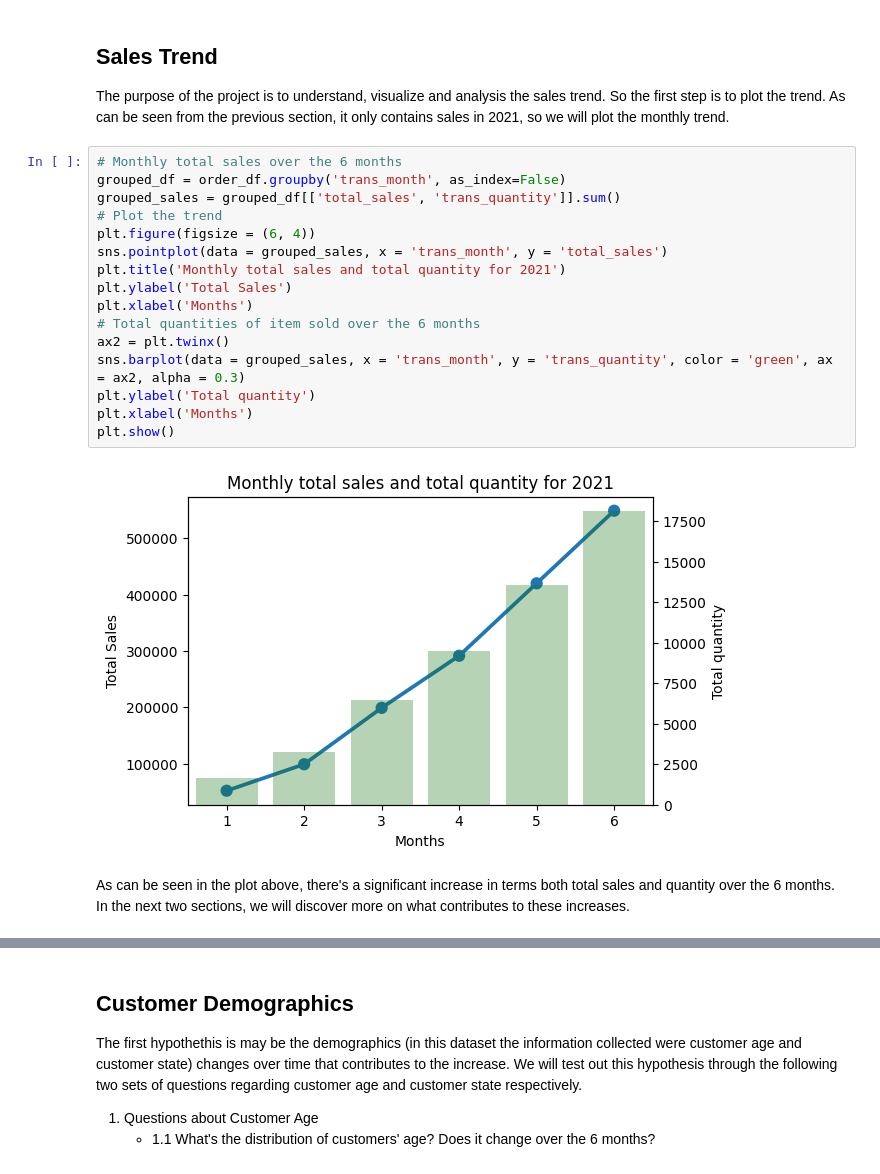
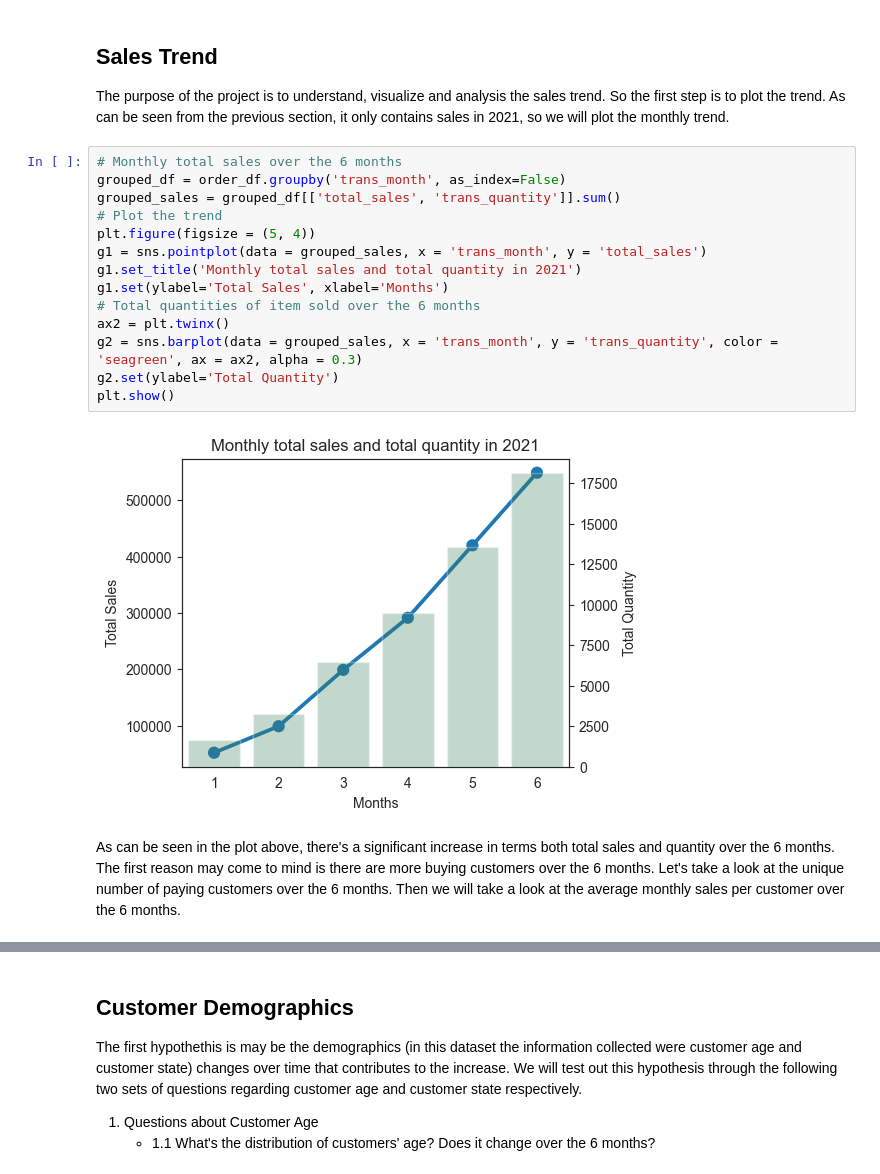
Before and after one commit to southnorthist/kaggle_analysis, a Jupyter notebook: Projects/marketing-analytics/online-retail-sales-trend-analysis/analysis-python.ipynb, the cells around one changed output, grey strips where cells are left out. Saved outputs shown, nothing was run; the diff lists cells and outputs as text.

```diff
--- a/Projects/marketing-analytics/online-retail-sales-trend-analysis/analysis.ipynb
+++ b/Projects/marketing-analytics/online-retail-sales-trend-analysis/analysis-python.ipynb
@@ -138,20 +138,18 @@ The purpose of the project is to understand, visualize and analysis the sales tr
 # %%
 # Monthly total sales over the 6 months
 grouped_df = order_df.groupby('trans_month', as_index=False)
 grouped_sales = grouped_df[['total_sales', 'trans_quantity']].sum()
 # Plot the trend
-plt.figure(figsize = (6, 4))
-sns.pointplot(data = grouped_sales, x = 'trans_month', y = 'total_sales')
-plt.title('Monthly total sales and total quantity for 2021')
-plt.ylabel('Total Sales')
-plt.xlabel('Months')
+plt.figure(figsize = (5, 4))
+g1 = sns.pointplot(data = grouped_sales, x = 'trans_month', y = 'total_sales')
+g1.set_title('Monthly total sales and total quantity in 2021')
+g1.set(ylabel='Total Sales', xlabel='Months')
 # Total quantities of item sold over the 6 months
 ax2 = plt.twinx()
-sns.barplot(data = grouped_sales, x = 'trans_month', y = 'trans_quantity', color = 'green', ax = ax2, alpha = 0.3)
-plt.ylabel('Total quantity')
-plt.xlabel('Months')
+g2 = sns.barplot(data = grouped_sales, x = 'trans_month', y = 'trans_quantity', color = 'seagreen', ax = ax2, alpha = 0.3)
+g2.set(ylabel='Total Quantity')
 plt.show()
 # %% [output]
-[figure, old version]
+[figure, new version]
 # %% [markdown]
-As can be seen in the plot above, there's a significant increase in terms both total sales and quantity over the 6 months. In the next two sections, we will discover more on what contributes to these increases.
+As can be seen in the plot above, there's a significant increase in terms both total sales and quantity over the 6 months. The first reason may come to mind is there are more buying customers over the 6 months. Let's take a look at the unique number of paying customers over the 6 months. Then we will take a look at the average monthly sales per customer over the 6 months.
```
Also changed, not shown: parts of 6 cells of this notebook, 1 other file.
